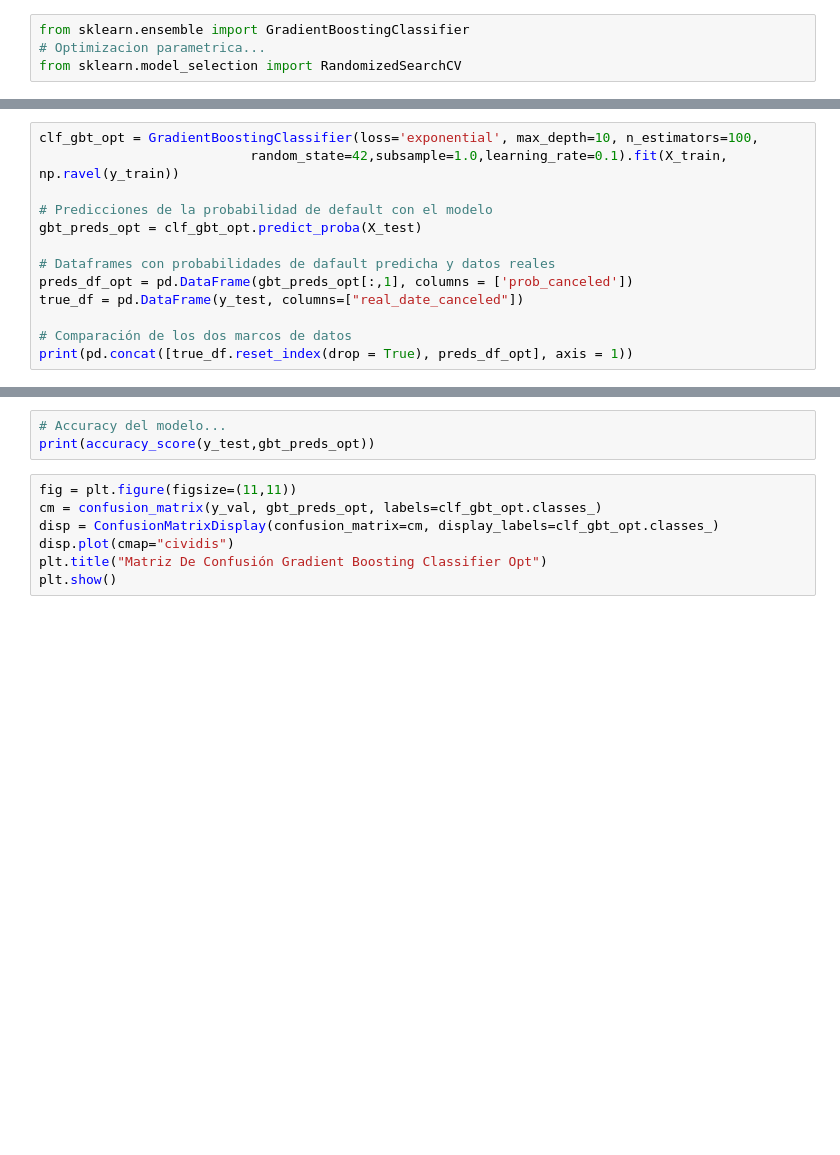
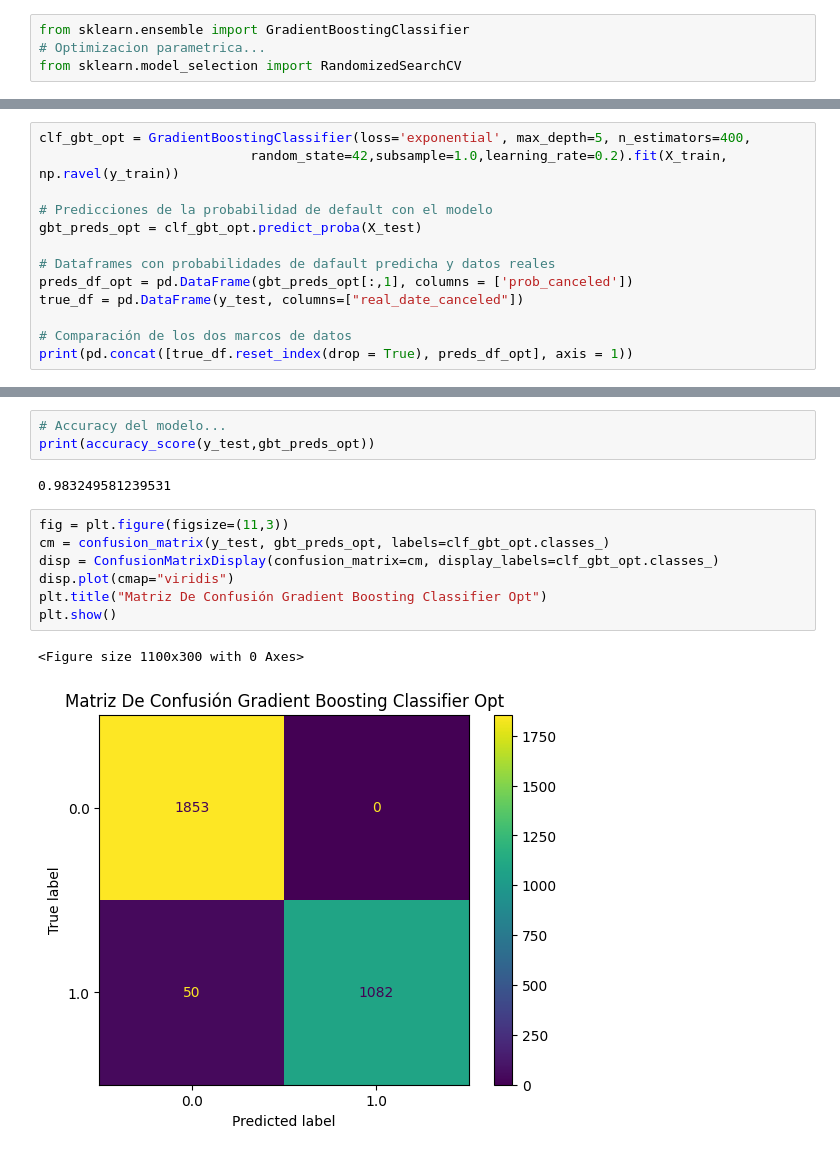
Before and after one commit to d3im3r/Producto_datos, a Jupyter notebook: Notebooks/Models.ipynb, the cells around one changed output, grey strips where cells are left out. Saved outputs shown, nothing was run; the diff lists cells and outputs as text; blank space fills up the shorter version.

```diff
--- a/Trabajo01/Notebooks/Models.ipynb
+++ b/Notebooks/Models.ipynb
@@ -246,6 +317,6 @@ print(rand_est_gbt.best_params_)
 # %%
-clf_gbt_opt = GradientBoostingClassifier(loss='exponential', max_depth=10, n_estimators=100,
-                           random_state=42,subsample=1.0,learning_rate=0.1).fit(X_train, np.ravel(y_train))
+clf_gbt_opt = GradientBoostingClassifier(loss='exponential', max_depth=5, n_estimators=400,
+                           random_state=42,subsample=1.0,learning_rate=0.2).fit(X_train, np.ravel(y_train))
 
 # Predicciones de la probabilidad de default con el modelo
 gbt_preds_opt = clf_gbt_opt.predict_proba(X_test)
@@ -276,10 +382,15 @@ plt.show()
 # %%
 # Accuracy del modelo...
 print(accuracy_score(y_test,gbt_preds_opt))
+# %% [output]
+0.983249581239531
 # %%
-fig = plt.figure(figsize=(11,11))
-cm = confusion_matrix(y_val, gbt_preds_opt, labels=clf_gbt_opt.classes_)
+fig = plt.figure(figsize=(11,3))
+cm = confusion_matrix(y_test, gbt_preds_opt, labels=clf_gbt_opt.classes_)
 disp = ConfusionMatrixDisplay(confusion_matrix=cm, display_labels=clf_gbt_opt.classes_)
-disp.plot(cmap="cividis")
+disp.plot(cmap="viridis")
 plt.title("Matriz De Confusión Gradient Boosting Classifier Opt")
 plt.show()
+# %% [output]
+<Figure size 1100x300 with 0 Axes>
+[figure, added]
```
Also changed, not shown: parts of 15 cells of this notebook, 9 other files.
